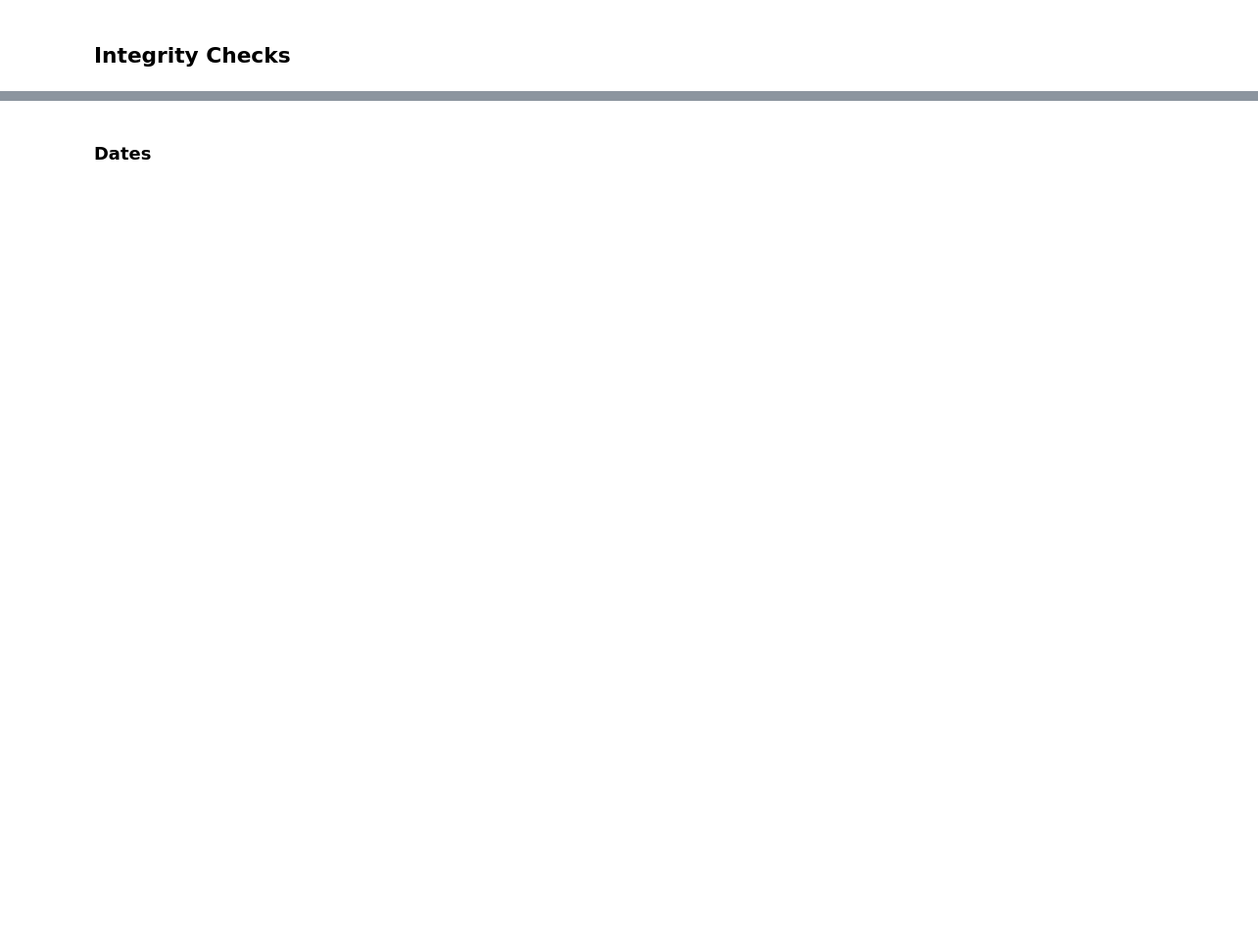
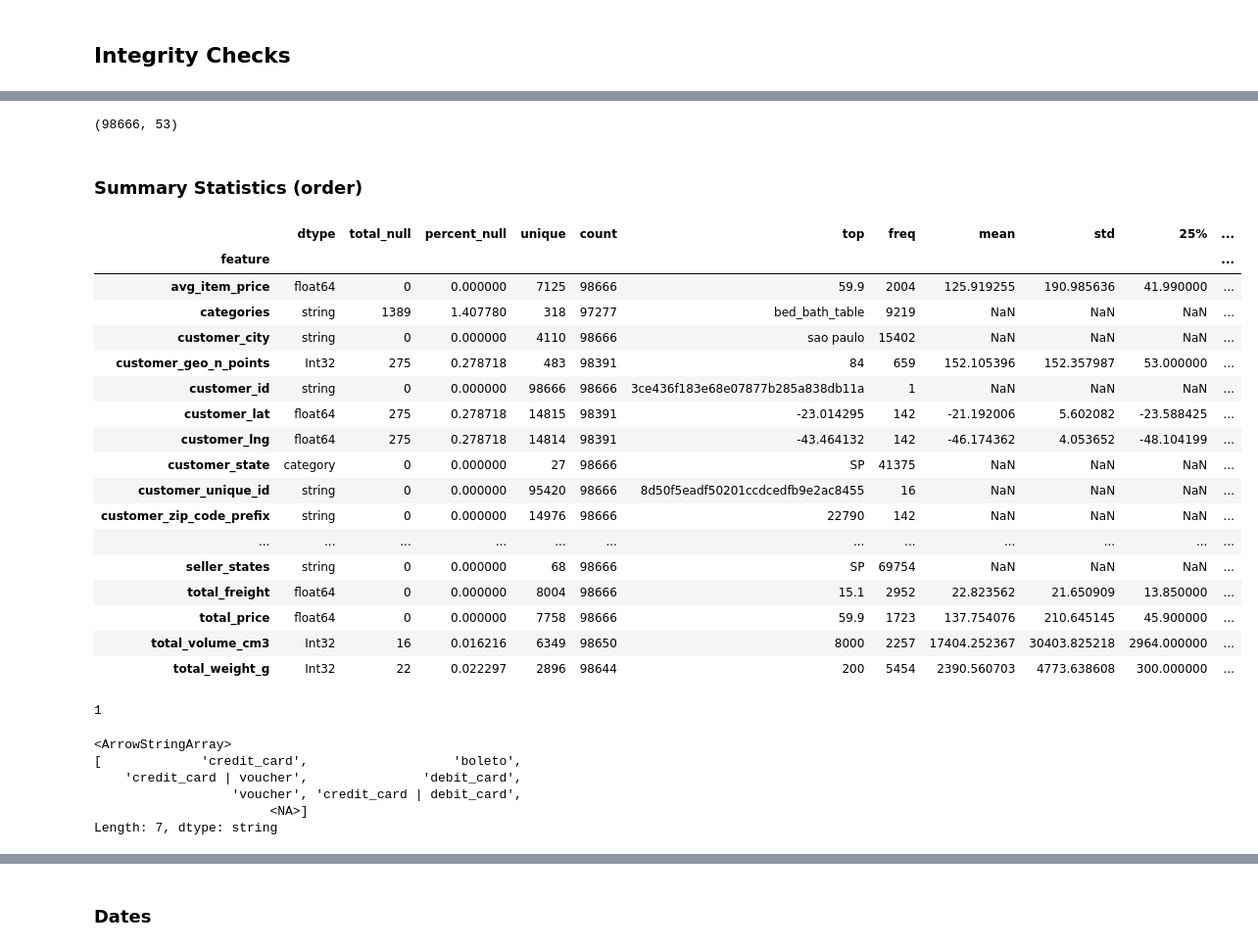
Before and after one commit to Angelo-Magno/brazilian-e-commerce-olist, a Jupyter notebook: notebooks/1.0_eda_and_data_cleaning.ipynb, the cells around one changed output, grey strips where cells are left out. Shown at 98% size. Cells and saved outputs as stored; diff of their text form; code cells hidden in the pictures; blank space fills up the shorter version.

Commit message:
eda(notebook-1.0): validate data integrity and descriptive statistics at item and order levels

```diff
--- a/notebooks/1.0_eda_and_data_cleaning.ipynb
+++ b/notebooks/1.0_eda_and_data_cleaning.ipynb
@@ -275,0 +858,5 @@ df_processed.n_payment_methods.unique()
+# %%
+mask = df_processed["product_category_name"] == "portateis_cozinha_e_preparadores_de_alimentos"
+df_processed.loc[mask, 'product_category_name_english'] = "kitchen_portables_and_food_preparators"
+mask = df_processed["product_category_name"] == "pc_gamer"
+df_processed.loc[mask, 'product_category_name_english'] = "pc_gamer"
@@ -275,0 +865,10 @@ df_processed.n_payment_methods.unique()
+# %%
+df_processed = add_seller_customer_distance(
+    df_processed,
+    customer_lat_col= "customer_lat",
+    customer_lng_col= "customer_lng",
+    seller_lat_col= "seller_lat",
+    seller_lng_col= "seller_lng",
+)
+
+df_processed.head(3)
@@ -275,0 +929,4 @@ df_processed.n_payment_methods.unique()
+# %%
+df_agg = collapse_item_level_to_order_level(df_processed, order_level_cols=ORDER_LEVEL_COLS)
+
+df_agg.head()
@@ -275,0 +940,7 @@ df_processed.n_payment_methods.unique()
+# %%
+df_agg = df_agg[sorted(df_agg.columns)]
+df_agg.shape
+# %% [output]
+(98666, 53)
+# %% [markdown]
+### Summary Statistics (order)
@@ -275,0 +953,35 @@ df_processed.n_payment_methods.unique()
+# %%
+dataframe_summary(df_agg)
+# %% [output]
+|  | dtype | total_null | percent_null | unique | count | top | freq | mean | std | 25% | ... |
+| feature |  |  |  |  |  |  |  |  |  |  | ... |
+| avg_item_price | float64 | 0 | 0.000000 | 7125 | 98666 | 59.9 | 2004 | 125.919255 | 190.985636 | 41.990000 | ... |
+| categories | string | 1389 | 1.407780 | 318 | 97277 | bed_bath_table | 9219 | NaN | NaN | NaN | ... |
+| customer_city | string | 0 | 0.000000 | 4110 | 98666 | sao paulo | 15402 | NaN | NaN | NaN | ... |
+| customer_geo_n_points | Int32 | 275 | 0.278718 | 483 | 98391 | 84 | 659 | 152.105396 | 152.357987 | 53.000000 | ... |
+| customer_id | string | 0 | 0.000000 | 98666 | 98666 | 3ce436f183e68e07877b285a838db11a | 1 | NaN | NaN | NaN | ... |
+| customer_lat | float64 | 275 | 0.278718 | 14815 | 98391 | -23.014295 | 142 | -21.192006 | 5.602082 | -23.588425 | ... |
+| customer_lng | float64 | 275 | 0.278718 | 14814 | 98391 | -43.464132 | 142 | -46.174362 | 4.053652 | -48.104199 | ... |
+| customer_state | category | 0 | 0.000000 | 27 | 98666 | SP | 41375 | NaN | NaN | NaN | ... |
+| customer_unique_id | string | 0 | 0.000000 | 95420 | 98666 | 8d50f5eadf50201ccdcedfb9e2ac8455 | 16 | NaN | NaN | NaN | ... |
+| customer_zip_code_prefix | string | 0 | 0.000000 | 14976 | 98666 | 22790 | 142 | NaN | NaN | NaN | ... |
+| ... | ... | ... | ... | ... | ... | ... | ... | ... | ... | ... | ... |
+| seller_states | string | 0 | 0.000000 | 68 | 98666 | SP | 69754 | NaN | NaN | NaN | ... |
+| total_freight | float64 | 0 | 0.000000 | 8004 | 98666 | 15.1 | 2952 | 22.823562 | 21.650909 | 13.850000 | ... |
+| total_price | float64 | 0 | 0.000000 | 7758 | 98666 | 59.9 | 1723 | 137.754076 | 210.645145 | 45.900000 | ... |
+| total_volume_cm3 | Int32 | 16 | 0.016216 | 6349 | 98650 | 8000 | 2257 | 17404.252367 | 30403.825218 | 2964.000000 | ... |
+| total_weight_g | Int32 | 22 | 0.022297 | 2896 | 98644 | 200 | 5454 | 2390.560703 | 4773.638608 | 300.000000 | ... |
+# %%
+s = 1 if " | ".join(["z"]) else None
+s
+# %% [output]
+1
+# %%
+df_agg["payment_types"].unique()
+# %% [output]
+<ArrowStringArray>
+[             'credit_card',                   'boleto',
+    'credit_card | voucher',               'debit_card',
+                  'voucher', 'credit_card | debit_card',
+                       <NA>]
+Length: 7, dtype: string
```
Also changed, not shown: parts of 101 cells of this notebook, 1 other file.
